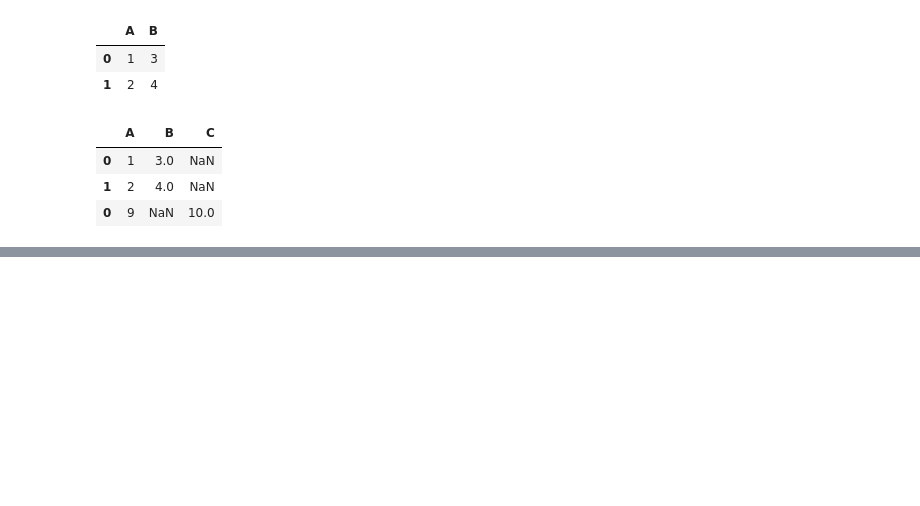
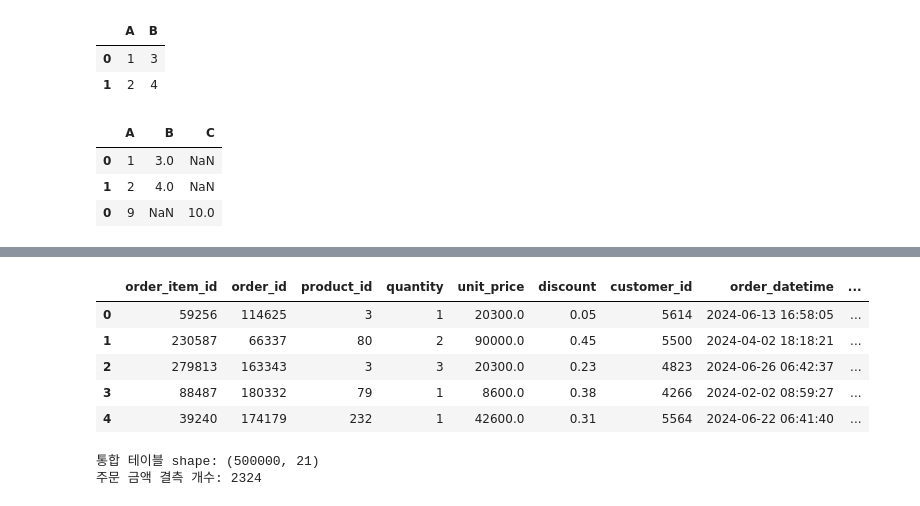
Before and after one commit to dioswifey/pandas_dev, a Jupyter notebook: chap09/we02.ipynb, the cells around one changed output, grey strips where cells are left out. Cells and saved outputs as stored; diff of their text form; code cells hidden in the pictures; blank space fills up the shorter version.

```diff
--- a/chap09/we02.ipynb
+++ b/chap09/we02.ipynb
@@ -164,0 +228,7 @@ pd.concat([df1, df3], axis = 0)
+# %%
+#1. 정제
+products['price'] = pd.to_numeric(products['price'], errors='coerce')
+products['category'] = products['category'].str.strip()
+prod = products.drop_duplicates(subset='product_id')
+cust = customers.drop_duplicates(subset='customer_id')
+items['unit_price'] = pd.to_numeric(items['unit_price'], errors='coerce')
@@ -164,0 +266,9 @@ pd.concat([df1, df3], axis = 0)
+# %%
+#2. 결측 처리
+
+#items 테이블과 pro 테이블
+#how = left이니까 왼쪽에 있는 item 기준으로 합친다는 뜻
+items = items.merge(
+    prod[['product_id', 'price']], on='product_id', how='left'  #50만건
+)
+items.info()
@@ -164,0 +307,10 @@ pd.concat([df1, df3], axis = 0)
+# %%
+#NaN처리 : items['unit_price'] = price
+
+#unit price를 채우려고 price를 가져옴 -> price는 이제 필요없어짐
+#주문 상세의 단가가 비어있으면, 그 상품의 상품표 기준 가격을 대신 넣겠다라는 로직
+# items에는 실제 주문 당시 단가인 unit_price가 있고, prod에는 상품별 기준 가격인 price
+
+#unit_price가 NaN이면 같은 row의 price로 대체
+items['unit_price'] = items['unit_price'].fillna(items['price'])
+items.info()
@@ -164,0 +350,24 @@ pd.concat([df1, df3], axis = 0)
+# %%
+# 순차 병합
+full = (
+    items
+    .merge(orders, on = 'order_id', how= 'left', validate='m:1')
+    .merge(cust, on='customer_id', how='left', validate='m:1')
+    .merge(prod, on='product_id', how='left', validate='m:1')
+)
+full.head()
+# %% [output]
+|  | order_item_id | order_id | product_id | quantity | unit_price | discount | customer_id | order_datetime | ... |
+| 0 | 59256 | 114625 | 3 | 1 | 20300.0 | 0.05 | 5614 | 2024-06-13 16:58:05 | ... |
+| 1 | 230587 | 66337 | 80 | 2 | 90000.0 | 0.45 | 5500 | 2024-04-02 18:18:21 | ... |
+| 2 | 279813 | 163343 | 3 | 3 | 20300.0 | 0.23 | 4823 | 2024-06-26 06:42:37 | ... |
+| 3 | 88487 | 180332 | 79 | 1 | 8600.0 | 0.38 | 4266 | 2024-02-02 08:59:27 | ... |
+| 4 | 39240 | 174179 | 232 | 1 | 42600.0 | 0.31 | 5564 | 2024-06-22 06:41:40 | ... |
+# %%
+#매출
+full['amount'] = full['unit_price'] * full['quantity'] * (1 - full['discount'])
+print(f'통합 테이블 shape: {full.shape}')
+print(f'주문 금액 결측 개수: {full["amount"].isna().sum()}')
+# %% [output]
+통합 테이블 shape: (500000, 21)
+주문 금액 결측 개수: 2324
```
Also changed, not shown: parts of 21 cells of this notebook, 4 other files.
